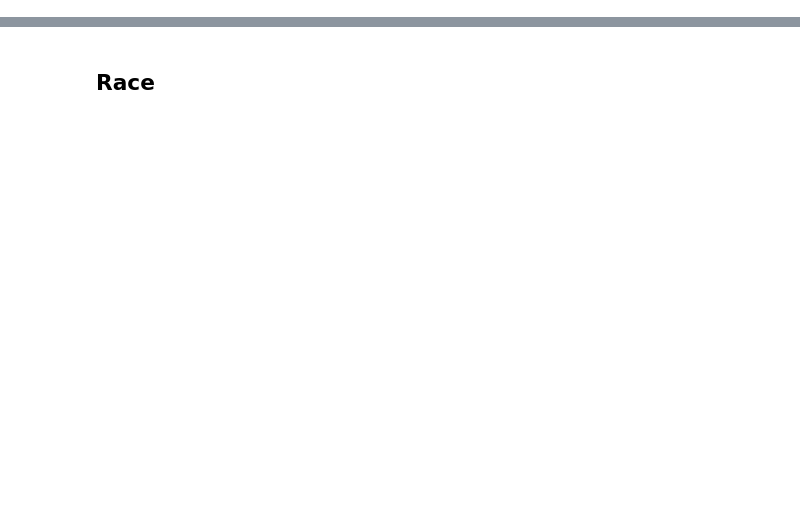
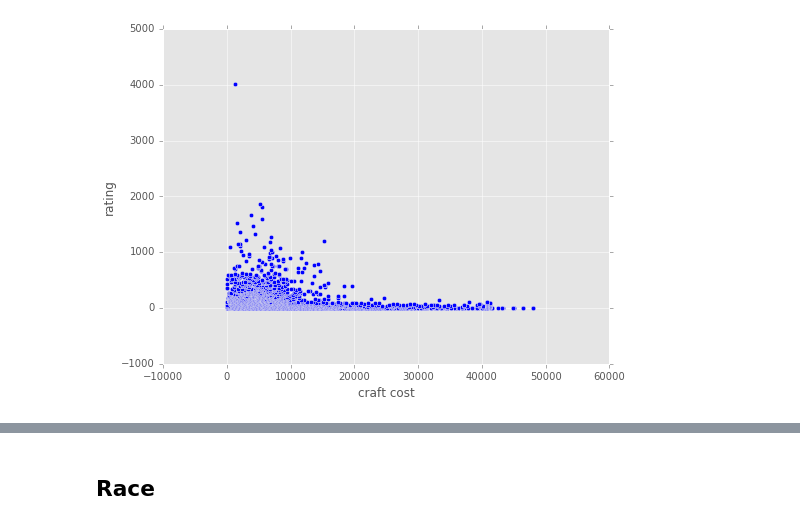
Before and after one commit to dawei95130/hearthstone, a Jupyter notebook: hearthstone.ipynb, the cells around one changed output, grey strips where cells are left out. Saved outputs shown, nothing was run; the diff lists cells and outputs as text; code cells hidden in the pictures; blank space fills up the shorter version.

```diff
--- a/hearthstone.ipynb
+++ b/hearthstone.ipynb
@@ -42,6 +73,8 @@ Counter(data_df.deck_format)
 # %%
 plt.figure(figsize=(8,6))
 plt.scatter(data_df.craft_cost, np.sort(data_df.rating.values))
-plt.xlabel('rating', fontsize=12)
-plt.ylabel('craft_cost', fontsize=12)
+plt.xlabel('craft cost', fontsize=12)
+plt.ylabel('rating', fontsize=12)
 plt.show()
+# %% [output]
+[figure, added]
```
Also changed, not shown: parts of 28 cells of this notebook.
